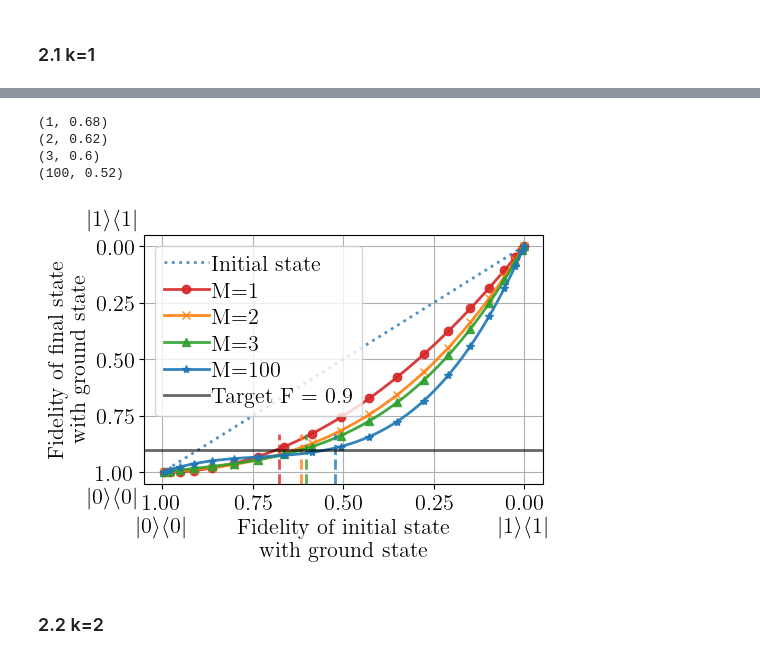
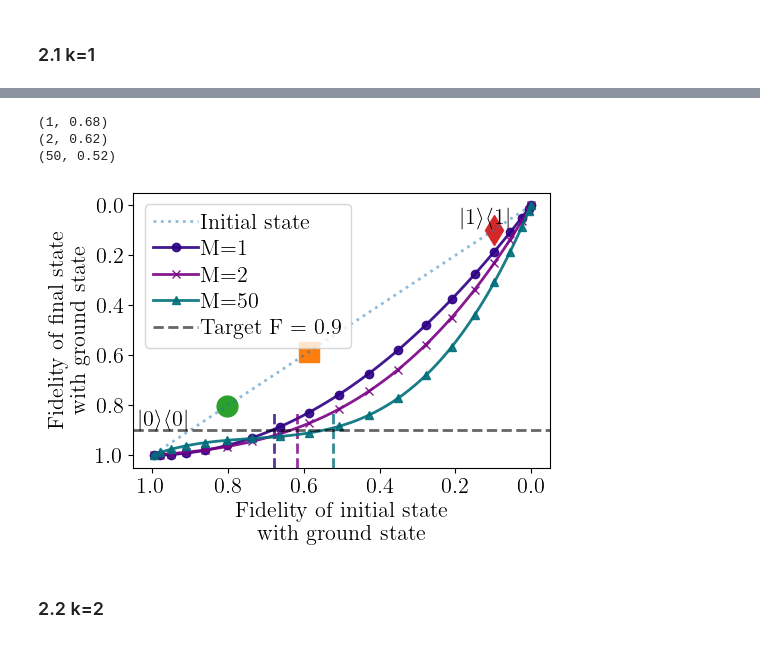
Before and after one commit to khanhuyengiang/dbac, a Jupyter notebook: jupyter_notebooks/qite_dme_notebook.ipynb, the cells around one changed output, grey strips where cells are left out. Drawn from its saved outputs; the diff is of its cells as text; code cells hidden in the pictures.

```diff
--- a/jupyter_notebooks/qite_dme_notebook.ipynb
+++ b/jupyter_notebooks/qite_dme_notebook.ipynb
@@ -58,7 +55,7 @@ def max_excitation(thetas, fidelity, target_fidelity, tolerance=1e-2):
 ### 2.1 k=1
 # %%
 optimal_s_for_M_k1 = []
-Ms = [1,2,3,100]
+Ms = [1,2,50]
 k = 1
 for M in Ms:
     psi0 = np.sqrt(1/2)*np.array([[1],[1j]])
@@ -72,7 +69,7 @@ for M in Ms:
     min_output = result.fun
 
     print(f"Optimal s for M = {M}, k = {k}: s = {np.round(optimal_s,2)}, phi = {np.round(np.sqrt(optimal_s),2)}")
-    optimal_s_for_M_k1.append((M,optimal_s))
+    optimal_s_for_M_k1.append((M,[optimal_s]))
     print(f't = {np.round(np.sqrt(optimal_s)/(2*np.pi*M),4)} tau')
     # s_list.append(optimal_s)
 print(optimal_s_for_M_k1)
@@ -115,7 +93,6 @@ for i in thetas:
     psis.append(expm(-1j*np.pi/2*sigma_x_np*i) @ psi0)
 psis = np.asarray(psis)
 
-
 res_init = []
 dict_res_DBQITE = {}
 
@@ -127,7 +104,7 @@ for M,s in optimal_s_for_M_k1:
     print(M,s)
     res_DBQITE = []
     for psi0 in psis:
-        res_DBQITE.append(GCI(QITE_dme_select_M(M), psi0, None, [s]*k).execute_gci()[0][-1])
+        res_DBQITE.append(GCI(QITE_dme_select_M(M), psi0, None, s).execute_gci()[0][-1])
         # dict_res_DBQITE.update({f'M={np.round(M,2)}, s={np.round(s,2):.2f}' : res_DBQITE})
         dict_res_DBQITE.update({f'M={np.round(M,2)}' : res_DBQITE})
 
@@ -202,76 +143,55 @@ fidelities_original = [fidelity_with_0(x) for x in psis]
 
 from matplotlib import cm
 # color = cm.rainbow(np.linspace(1, 0, len(Ms)))
-color = ['C3','C1','C2','C0']
+color = ['#2c0084','#7a0085','#006f7a','C0']
 
 max_ext_list = []
 fig, ax =  plt.subplots(figsize=(5.5,4))
 # ax.plot(np.linspace(0,1,number_steps),res_ITE,label=r"$ITE |{\Psi(\tau)}\rangle$",marker="^")
 # ax.plot(np.linspace(0,1,number_steps),res_DBI,label=r"$DBI |{\sigma_k}\rangle$",marker='o')
 fidelity = [(1-E)/2 for E in res_init]
-ax.plot(fidelities_original,fidelity,label=r"Initial state",linestyle=':', alpha=0.8)
+ax.plot(fidelities_original,fidelity,label=r"Initial state", alpha=0.5,linestyle=':')
+plt.plot(fidelities_original[70],fidelity[70],color='C2', marker='o',markersize=15,zorder=0)
+plt.plot(fidelities_original[55],fidelity[55],color='C1', marker='s',markersize=15,zorder=0)
+plt.plot(fidelities_original[20],fidelity[20],color='C3', marker='d',markersize=15,zorder=0)
 i=0
 
 markers = ['o','x','^','*','P','*','h']
 
 for key,value in dict_fid_RGCI.items():
     max_ext = max_excitation(fidelities_original,np.real(value),target_fidelity)
     if max_ext is not None:
         ax.axvline(x=max_ext,ymax=0.2, color=color[i], alpha=0.8,linestyle='--')
         max_ext_list.append(max_ext)
 
     ax.plot(fidelities_original,value,label=key,color=color[i],marker=markers[i],markevery=5,markersize=6,alpha=0.9)
+    # if i==0:
+    #     plt.plot(fidelities_original[70],np.real(value)[70],color='C2', marker='o',markersize=15,zorder=-1)
     i+=1
-
 
 plt.gca().invert_xaxis()
 plt.gca().invert_yaxis()
 
-
 # plt.title(r"$k = $" + f" {k}\n")
 plt.ylabel('Fidelity of final state\nwith ground state')
 plt.xlabel('Fidelity of initial state\nwith ground state')
-ax.axhline(y=target_fidelity, color='k', alpha=0.6,label=r'Target F = 'f'{target_fidelity}')
+ax.axhline(y=target_fidelity, color='k', alpha=0.6,label=r'Target F = 'f'{target_fidelity}',linestyle='--')
 # ax.legend(bbox_to_anchor=(1.05, 1))
-if k==1:
-        ax.legend()
-ax.grid()
+ax.legend()
+##ax.grid()
 
-
-_off_set = 0.13
-
-y_min, y_max = ax.get_ylim()
-ax.text(0, y_min - _off_set * (y_max - y_min),r'$|1\rangle\langle 1|$',
-        ha='center', va='top')
-ax.text(1, y_min - _off_set * (y_max - y_min), r'$|0\rangle\langle 0|$',
-        ha='center', va='top')
-
-# x_min, x_max = ax.get_xlim()
-# ax.text(x_min - _off_set * (x_max - x_min), 0, r'$|1\rangle\langle 1|$',
-#         ha='right', va='center')
-# ax.text(x_min - _off_set * (x_max - x_min), 1, r'$|0\rangle\langle 0|$',
-#         ha='right', va='center')
-
-x_min, x_max = ax.get_xlim()
-
-# Add text labels below y=0 and above y=1
-ax.text(1 + _off_set*0.5, 0 + _off_set*0.8 * (ax.get_ylim()[1] - ax.get_ylim()[0]), r'$|1\rangle\langle 1|$',
-        ha='right', va='center')
-ax.text(1 + _off_set*0.5, 1 - _off_set*0.8 * (ax.get_ylim()[1] - ax.get_ylim()[0]), r'$|0\rangle\langle 0|$',
-        ha='right', va='center')
-
+plt.text(fidelities_original[0]+0.05, fidelity[0] + 0.1, r'$|1\rangle\langle 1|$', ha='right', va='bottom')
+plt.text(fidelities_original[-1]-0.1, fidelity[-1] - 0.18, r'$|0\rangle\langle 0|$', ha='right',va='top')
+plt.tight_layout()
 plt.savefig(f'plots/QITE_DME_k_{k}_M_fidelity_final_vs_original.pdf')
-
-plt.tight_layout()
 
 for M, max_val in zip(Ms, max_ext_list):
     print((M,np.round(max_val,2)))
 # %% [output]
 (1, 0.68)
 (2, 0.62)
-(3, 0.6)
-(100, 0.52)
+(50, 0.52)
-[figure, old version]
+[figure, new version]
 # %% [markdown]
 ### 2.2 k=2
 # %%
```
Also changed, not shown: parts of 22 cells of this notebook, 10 other files.
